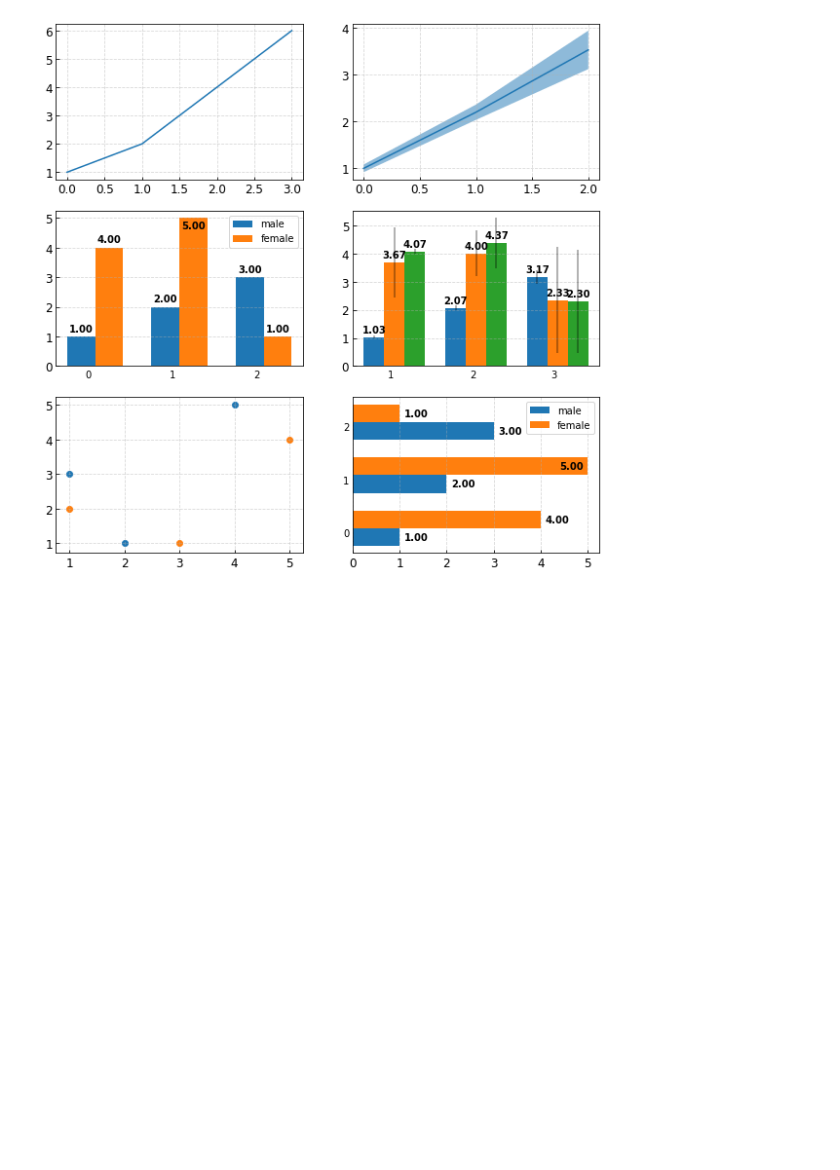
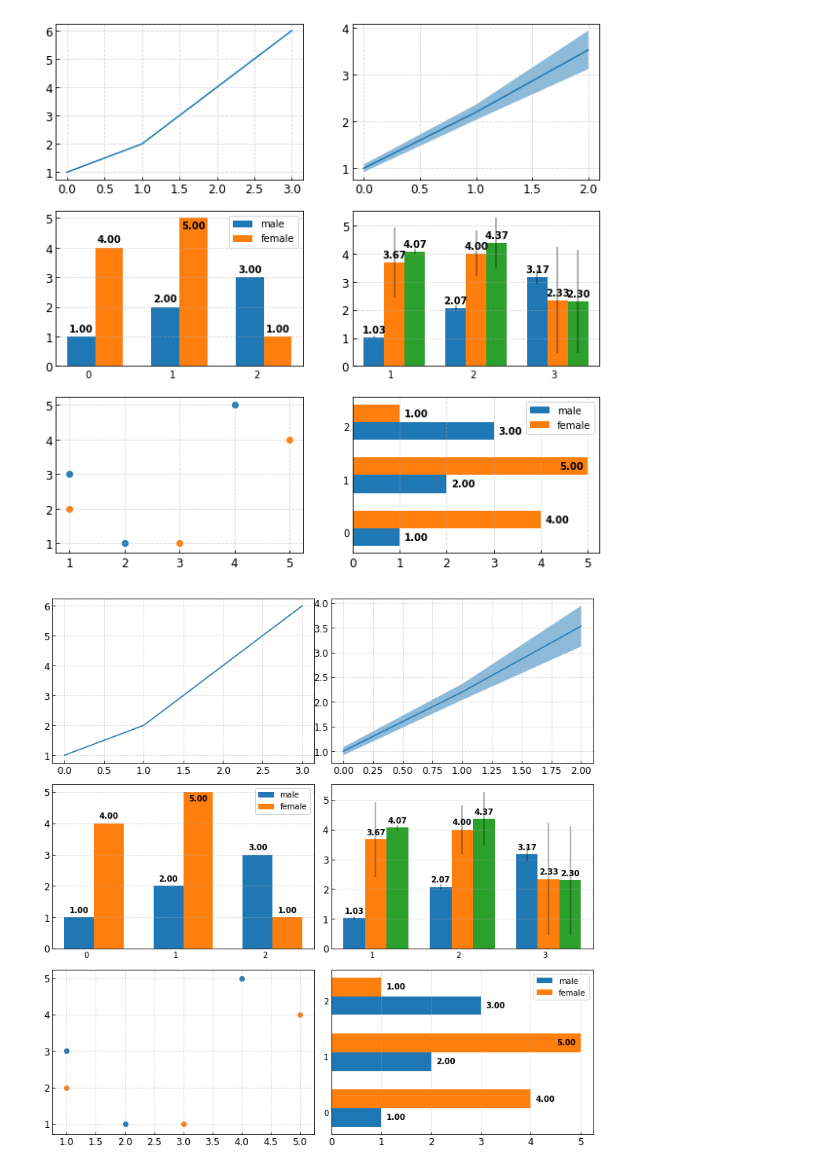
Before and after one commit to moskomule/madoka, a Jupyter notebook: example.ipynb, the cells around one changed output. Drawn from its saved outputs; the diff is of its cells as text; code cells hidden in the pictures; blank space fills up the shorter version.

```diff
--- a/example.ipynb
+++ b/example.ipynb
@@ -65,3 +65,7 @@ fig.legend(fontsize=10)
 fig.add_grid(axis='x').show()
 # %% [output]
 [figure]
+# %%
+fig.tight_layout().show()
+# %% [output]
+[figure, added]
```
Also changed, not shown: 2 other files.
